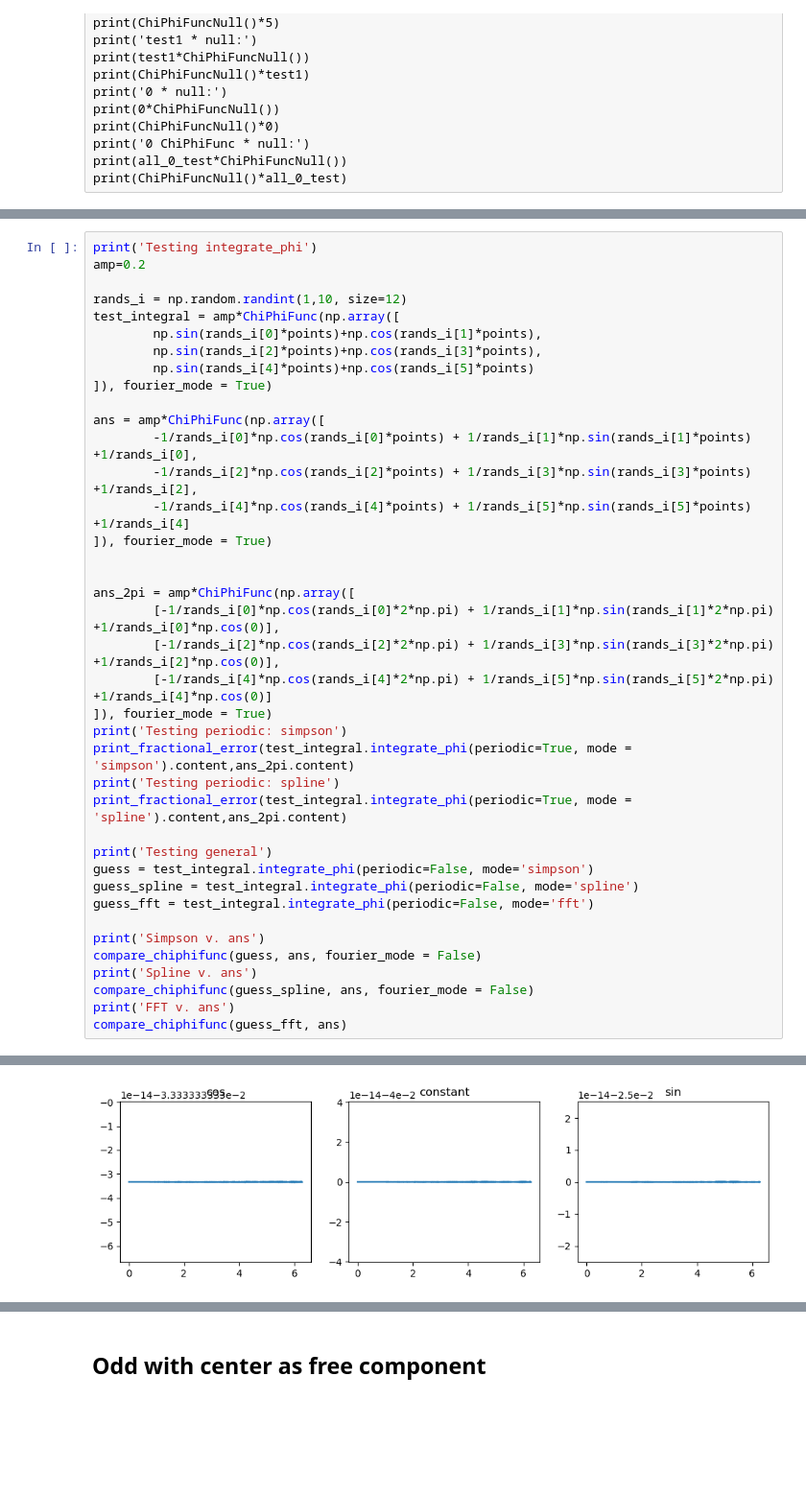
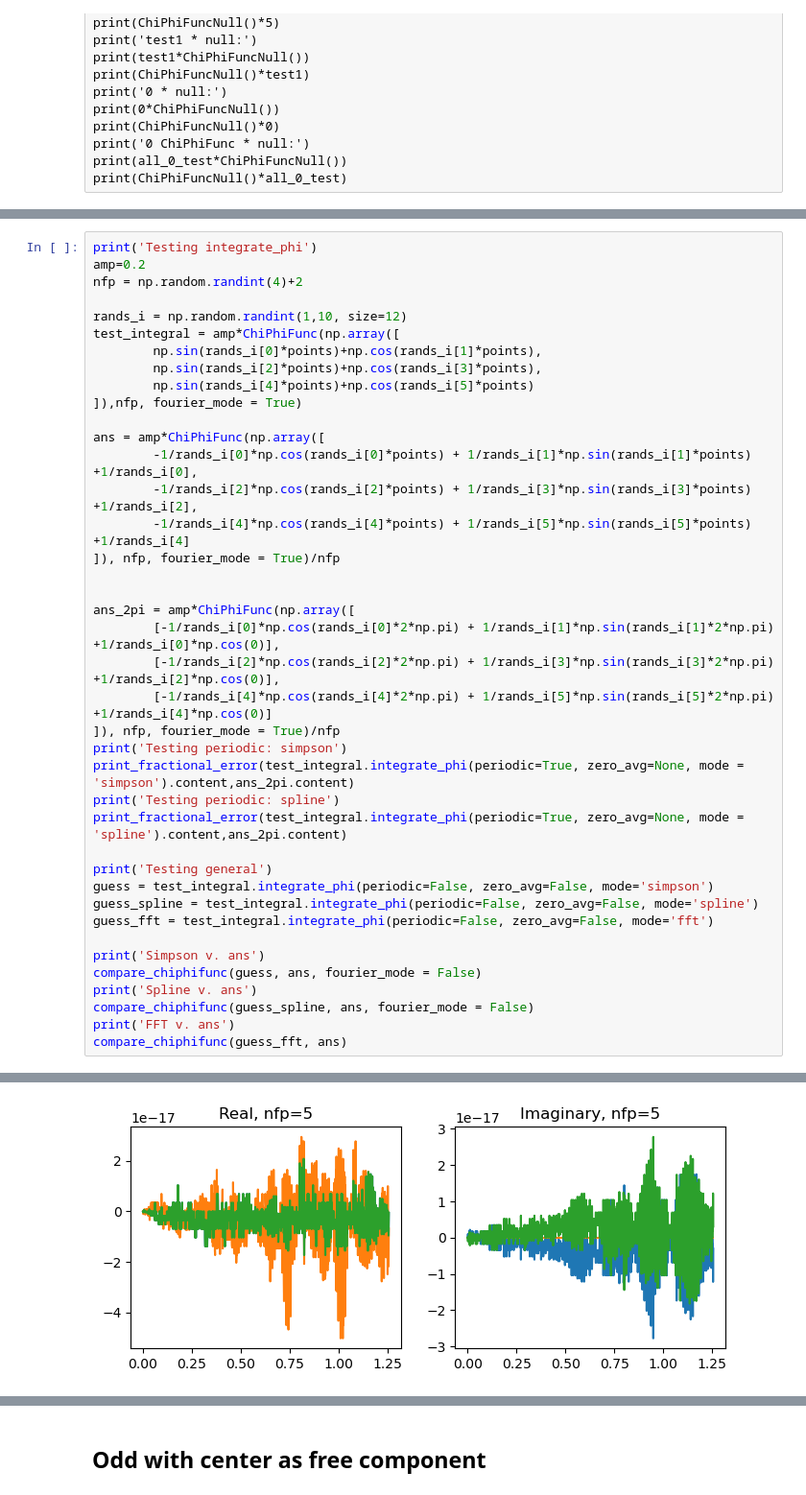
Before and after one commit to lankef/pyAQSC, a Jupyter notebook: examples/ChiPhiFunc test suite.ipynb, the cells around one changed output, grey strips where cells are left out. Shown at 96% size. Cells and saved outputs as stored; diff of their text form; blank space fills up the shorter version.

Commit message:
Now the code only manages one field period, rather than all of them.

```diff
--- a/examples/ChiPhiFunc test suite.ipynb
+++ b/examples/ChiPhiFunc test suite.ipynb
@@ -371,35 +415,36 @@ Total imaginary component
 # %%
 print('Testing integrate_phi')
 amp=0.2
+nfp = np.random.randint(4)+2
 
 rands_i = np.random.randint(1,10, size=12)
 test_integral = amp*ChiPhiFunc(np.array([
         np.sin(rands_i[0]*points)+np.cos(rands_i[1]*points),
         np.sin(rands_i[2]*points)+np.cos(rands_i[3]*points),
         np.sin(rands_i[4]*points)+np.cos(rands_i[5]*points)
-]), fourier_mode = True)
+]),nfp, fourier_mode = True)
 
 ans = amp*ChiPhiFunc(np.array([
         -1/rands_i[0]*np.cos(rands_i[0]*points) + 1/rands_i[1]*np.sin(rands_i[1]*points) +1/rands_i[0],
         -1/rands_i[2]*np.cos(rands_i[2]*points) + 1/rands_i[3]*np.sin(rands_i[3]*points) +1/rands_i[2],
         -1/rands_i[4]*np.cos(rands_i[4]*points) + 1/rands_i[5]*np.sin(rands_i[5]*points) +1/rands_i[4]
-]), fourier_mode = True)
+]), nfp, fourier_mode = True)/nfp
 
 
 ans_2pi = amp*ChiPhiFunc(np.array([
         [-1/rands_i[0]*np.cos(rands_i[0]*2*np.pi) + 1/rands_i[1]*np.sin(rands_i[1]*2*np.pi) +1/rands_i[0]*np.cos(0)],
         [-1/rands_i[2]*np.cos(rands_i[2]*2*np.pi) + 1/rands_i[3]*np.sin(rands_i[3]*2*np.pi) +1/rands_i[2]*np.cos(0)],
         [-1/rands_i[4]*np.cos(rands_i[4]*2*np.pi) + 1/rands_i[5]*np.sin(rands_i[5]*2*np.pi) +1/rands_i[4]*np.cos(0)]
-]), fourier_mode = True)
+]), nfp, fourier_mode = True)/nfp
 print('Testing periodic: simpson')
-print_fractional_error(test_integral.integrate_phi(periodic=True, mode = 'simpson').content,ans_2pi.content)
+print_fractional_error(test_integral.integrate_phi(periodic=True, zero_avg=None, mode = 'simpson').content,ans_2pi.content)
 print('Testing periodic: spline')
-print_fractional_error(test_integral.integrate_phi(periodic=True, mode = 'spline').content,ans_2pi.content)
+print_fractional_error(test_integral.integrate_phi(periodic=True, zero_avg=None, mode = 'spline').content,ans_2pi.content)
 
 print('Testing general')
-guess = test_integral.integrate_phi(periodic=False, mode='simpson')
-guess_spline = test_integral.integrate_phi(periodic=False, mode='spline')
-guess_fft = test_integral.integrate_phi(periodic=False, mode='fft')
+guess = test_integral.integrate_phi(periodic=False, zero_avg=False, mode='simpson')
+guess_spline = test_integral.integrate_phi(periodic=False, zero_avg=False, mode='spline')
+guess_fft = test_integral.integrate_phi(periodic=False, zero_avg=False, mode='fft')
 
 print('Simpson v. ans')
 compare_chiphifunc(guess, ans, fourier_mode = False)
@@ -448,8 +490,8 @@ Std             nan             1.137e-10
 Total imaginary component
 0.0
 
 FFT v. ans
 Difference
-[figure, old version]
+[figure, new version]
 fractional errors b/w data and general formula
 Error type:     Fractional      Total
```
Also changed, not shown: parts of 27 cells of this notebook, 7 other files.
